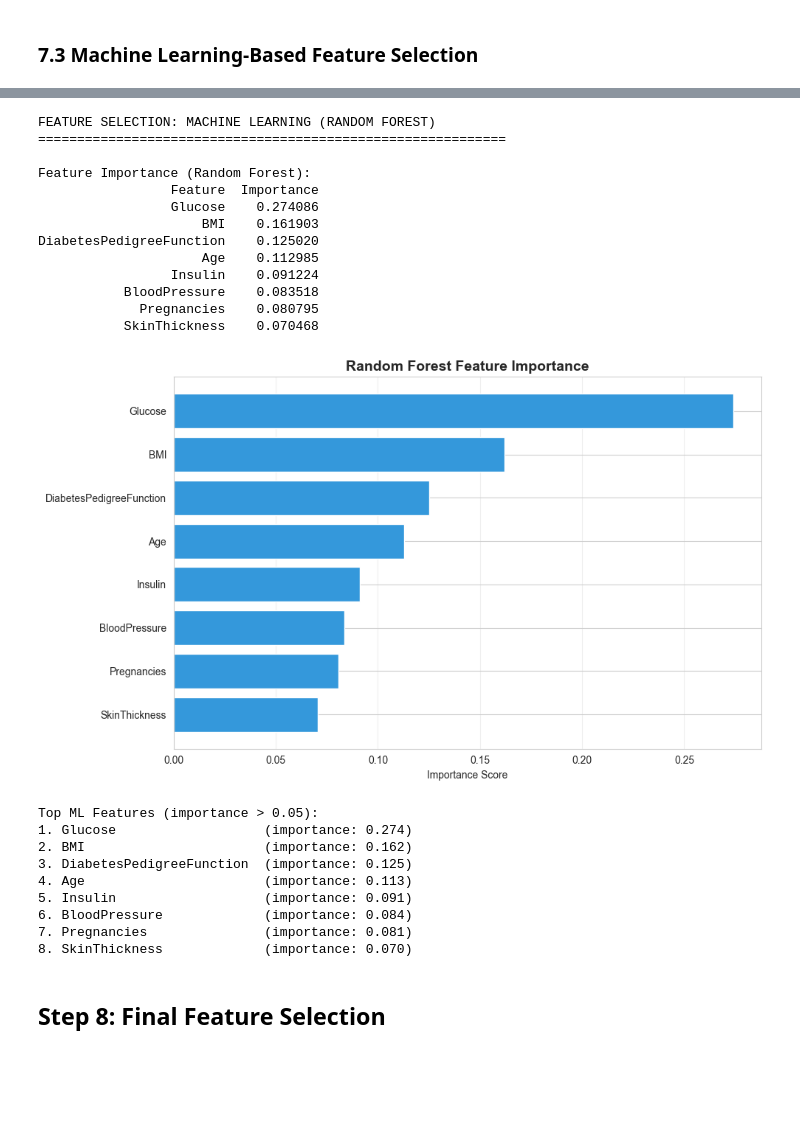
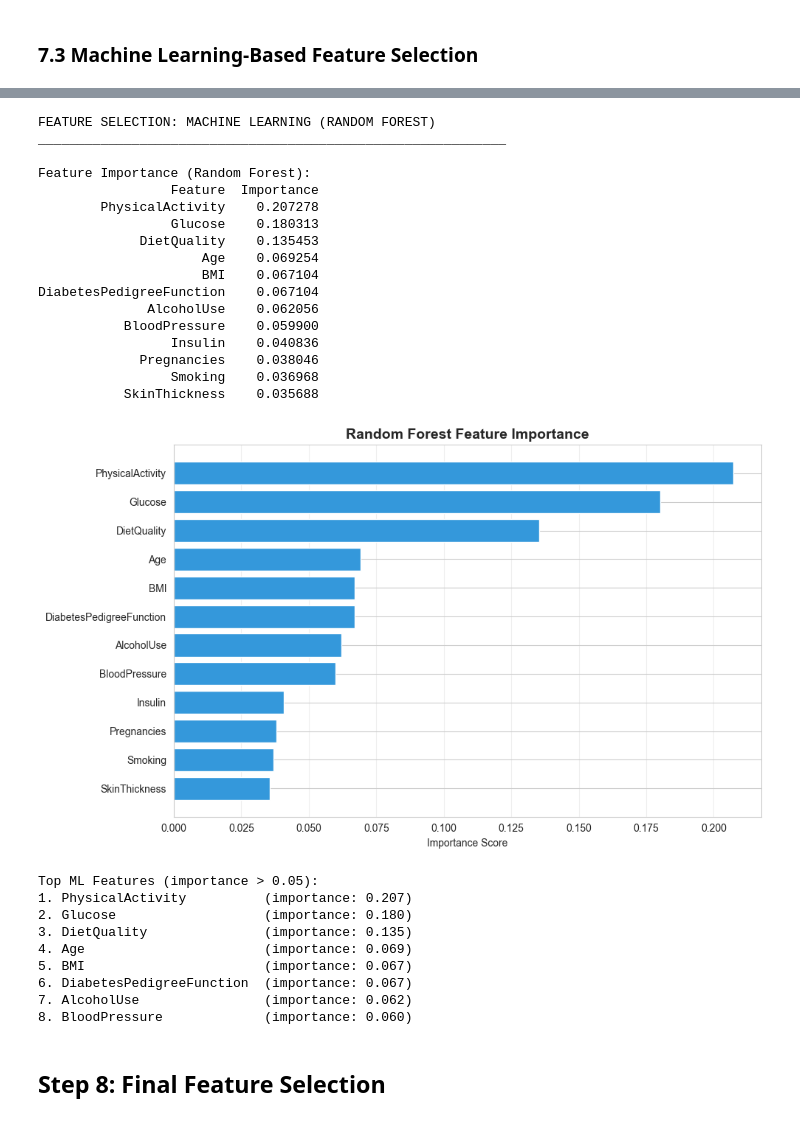
Before and after one commit to LorraineA8/DS-Research-The-Ravens, a Jupyter notebook: diabetes_cdss_project/notebooks/1_data_understanding_and_cleaning.ipynb, the cells around one changed output, grey strips where cells are left out. Saved outputs shown, nothing was run; the diff lists cells and outputs as text; code cells hidden in the pictures; blank space fills up the shorter version.

```diff
--- a/diabetes_cdss_project/notebooks/1_data_understanding_and_cleaning.ipynb
+++ b/diabetes_cdss_project/notebooks/1_data_understanding_and_cleaning.ipynb
@@ -130,11 +153,11 @@ max     67.100000                  2.420000   81.000000    1.000000
 # %%
 # Check for missing values
-missing_values = df.isnull().sum()
-missing_percentage = (missing_values / len(df)) * 100
+missing = pima_dbt.isnull().sum()
+missing_percentage = (missing / len(pima_dbt)) * 100
 
 missing_df = pd.DataFrame({
-    'Column': missing_values.index,
-    'Missing Count': missing_values.values,
+    'Column': missing.index,
+    'Missing Count': missing.values,
     'Missing Percentage': missing_percentage.values
 })
 
@@ -144,7 +167,7 @@ if len(missing_df) > 0:
     print("Columns with missing values:")
     print(missing_df.to_string(index=False))
 else:
-    print("✓ No missing values found!")
+    print("No missing values found!")
 
 # Check for zeros (often represent missing values in medical data)
 print("\n" + "=" * 60)
@@ -152,7 +175,7 @@ print("CHECKING FOR ZEROS (POTENTIAL MISSING VALUES)")
 print("=" * 60)
 
 for col in ['Glucose', 'BloodPressure', 'SkinThickness', 'Insulin', 'BMI']:
-    zero_count = (df[col] == 0).sum()
+    zero_count = (pima_dbt[col] == 0).sum()
     if zero_count > 0:
-        print(f"{col}: {zero_count} zeros ({zero_count/len(df)*100:.2f}%)")
+        print(f"{col}: {zero_count} zeros ({zero_count/len(pima_dbt)*100:.2f}%)")
 # %% [output]
@@ -327,14 +446,15 @@ Diabetes (1): 268 (34.90%)
 # %%
 # Correlation analysis
-numeric_cols = ['Pregnancies', 'Glucose', 'BloodPressure', 'SkinThickness',
-                'Insulin', 'BMI', 'DiabetesPedigreeFunction', 'Age', 'Outcome']
-correlation_matrix = df_clean[numeric_cols].corr()
+numeric_cols = ['Pregnancies', 'Glucose', 'BloodPressure', 'SkinThickness', 'Insulin',
+       'BMI', 'DiabetesPedigreeFunction', 'Age', 'Outcome', 'PhysicalActivity',
+       'DietQuality', 'AlcoholUse', 'Smoking']
+correlation_matrix = pima_dbt_clean[numeric_cols].corr()
 
 # Visualize correlation matrix
 plt.figure(figsize=(12, 10))
 sns.heatmap(correlation_matrix, annot=True, fmt='.2f', cmap='coolwarm',
             center=0, square=True, linewidths=1)
-plt.title('Correlation Matrix of Features', fontsize=16, fontweight='bold')
+plt.title('Correlation Matrix of Features (Multivariate Analysis)', fontsize=20, fontweight='bold')
 plt.tight_layout()
 plt.show()
 
@@ -374,6 +509,6 @@ BloodPressure               0.165723
 # %%
 print("FEATURE SELECTION: DOMAIN KNOWLEDGE")
-print("=" * 60)
+print("_" * 60)
 
 # Features easy to measure in village setting
 domain_knowledge_features = [
@@ -381,7 +516,11 @@ domain_knowledge_features = [
     'BMI',  # Easy - needs scale and measuring tape
     'BloodPressure',  # Easy - standard BP cuff
     'Glucose',  # Moderate - needs glucose meter (portable)
-    'DiabetesPedigreeFunction'  # Easy - family history questionnaire
+    'DiabetesPedigreeFunction',  # Moderate - family history questionnaire but some people may be unaware
+    'PhysicalActivity',   #Moderate - just ask but people may tell lies/no be sure
+    'DietQuality',  #Moderate - just ask and inspect as well but some households we visit may not allow
+    'AlcoholUse',  # Moderate - just ask but information may not be the truth
+    'Smoking' # Easy - just ask
 ]
 
 print("\nRecommended Features (Domain Knowledge):")
@@ -430,11 +584,12 @@ Features with significant correlation (>0.1) with Outcome:
 # %%
 print("FEATURE SELECTION: MACHINE LEARNING (RANDOM FOREST)")
-print("=" * 60)
+print("_" * 60)
 
 # Prepare data
-X = df_clean[['Pregnancies', 'Glucose', 'BloodPressure', 'SkinThickness',
-              'Insulin', 'BMI', 'DiabetesPedigreeFunction', 'Age']]
-y = df_clean['Outcome']
+X = pima_dbt_clean[['Pregnancies', 'Glucose', 'BloodPressure', 'SkinThickness',
+              'Insulin', 'BMI', 'DiabetesPedigreeFunction', 'Age', 'PhysicalActivity',
+       'DietQuality', 'AlcoholUse', 'Smoking']]
+y = pima_dbt_clean['Outcome']
 
 # Split data
 X_train, X_test, y_train, y_test = train_test_split(X, y, test_size=0.2, random_state=42, stratify=y)
@@ -448,52 +603,56 @@ feature_importance = pd.DataFrame({
     'Feature': X.columns,
     'Importance': rf_model.feature_importances_
 }).sort_values('Importance', ascending=False)
 
 print("\nFeature Importance (Random Forest):")
 print(feature_importance.to_string(index=False))
 
 # Visualize
 plt.figure(figsize=(10, 6))
 plt.barh(feature_importance['Feature'], feature_importance['Importance'], color='#3498db')
 plt.xlabel('Importance Score')
 plt.title('Random Forest Feature Importance', fontsize=14, fontweight='bold')
 plt.gca().invert_yaxis()
 plt.grid(True, alpha=0.3, axis='x')
 plt.tight_layout()
 plt.show()
 
 # Select top features
 importance_threshold = 0.05
 top_ml_features = feature_importance[feature_importance['Importance'] > importance_threshold]['Feature'].tolist()
 
 print("\nTop ML Features (importance > 0.05):")
 for i, feature in enumerate(top_ml_features, 1):
     imp = feature_importance[feature_importance['Feature'] == feature]['Importance'].values[0]
     print(f"{i}. {feature:25s} (importance: {imp:.3f})")
 # %% [output]
 FEATURE SELECTION: MACHINE LEARNING (RANDOM FOREST)
-============================================================
+____________________________________________________________
 
 Feature Importance (Random Forest):
                  Feature  Importance
-                 Glucose    0.274086
-                     BMI    0.161903
-DiabetesPedigreeFunction    0.125020
-                     Age    0.112985
-                 Insulin    0.091224
-           BloodPressure    0.083518
-             Pregnancies    0.080795
-           SkinThickness    0.070468
+        PhysicalActivity    0.207278
+                 Glucose    0.180313
+             DietQuality    0.135453
+                     Age    0.069254
+                     BMI    0.067104
+DiabetesPedigreeFunction    0.067104
+              AlcoholUse    0.062056
+           BloodPressure    0.059900
+                 Insulin    0.040836
+             Pregnancies    0.038046
+                 Smoking    0.036968
+           SkinThickness    0.035688
-[figure, old version]
+[figure, new version]
 Top ML Features (importance > 0.05):
-1. Glucose                   (importance: 0.274)
-2. BMI                       (importance: 0.162)
-3. DiabetesPedigreeFunction  (importance: 0.125)
-4. Age                       (importance: 0.113)
-5. Insulin                   (importance: 0.091)
-6. BloodPressure             (importance: 0.084)
-7. Pregnancies               (importance: 0.081)
-8. SkinThickness             (importance: 0.070)
+1. PhysicalActivity          (importance: 0.207)
+2. Glucose                   (importance: 0.180)
+3. DietQuality               (importance: 0.135)
+4. Age                       (importance: 0.069)
+5. BMI                       (importance: 0.067)
+6. DiabetesPedigreeFunction  (importance: 0.067)
+7. AlcoholUse                (importance: 0.062)
+8. BloodPressure             (importance: 0.060)
 # %% [markdown]
 ## Step 8: Final Feature Selection
 # %%
```
Also changed, not shown: parts of 31 cells of this notebook, 10 other files.
